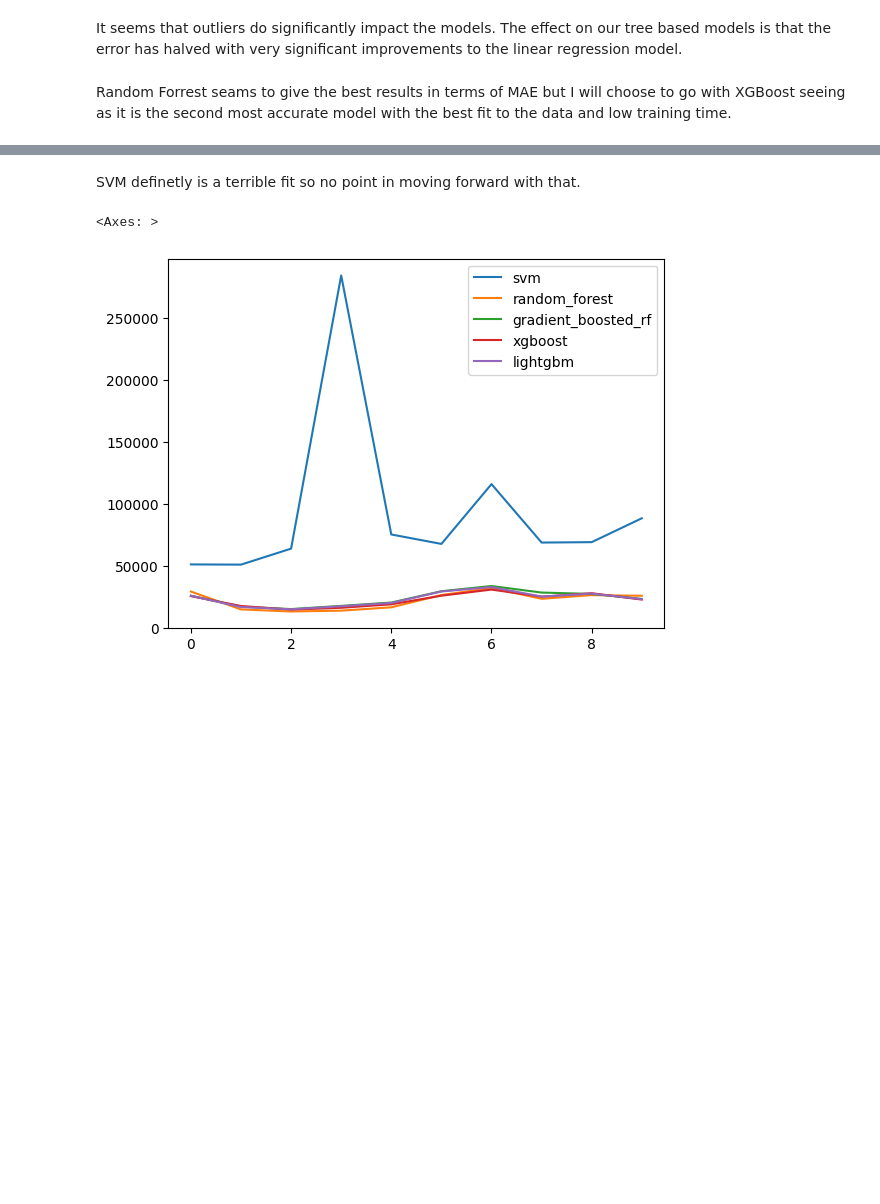
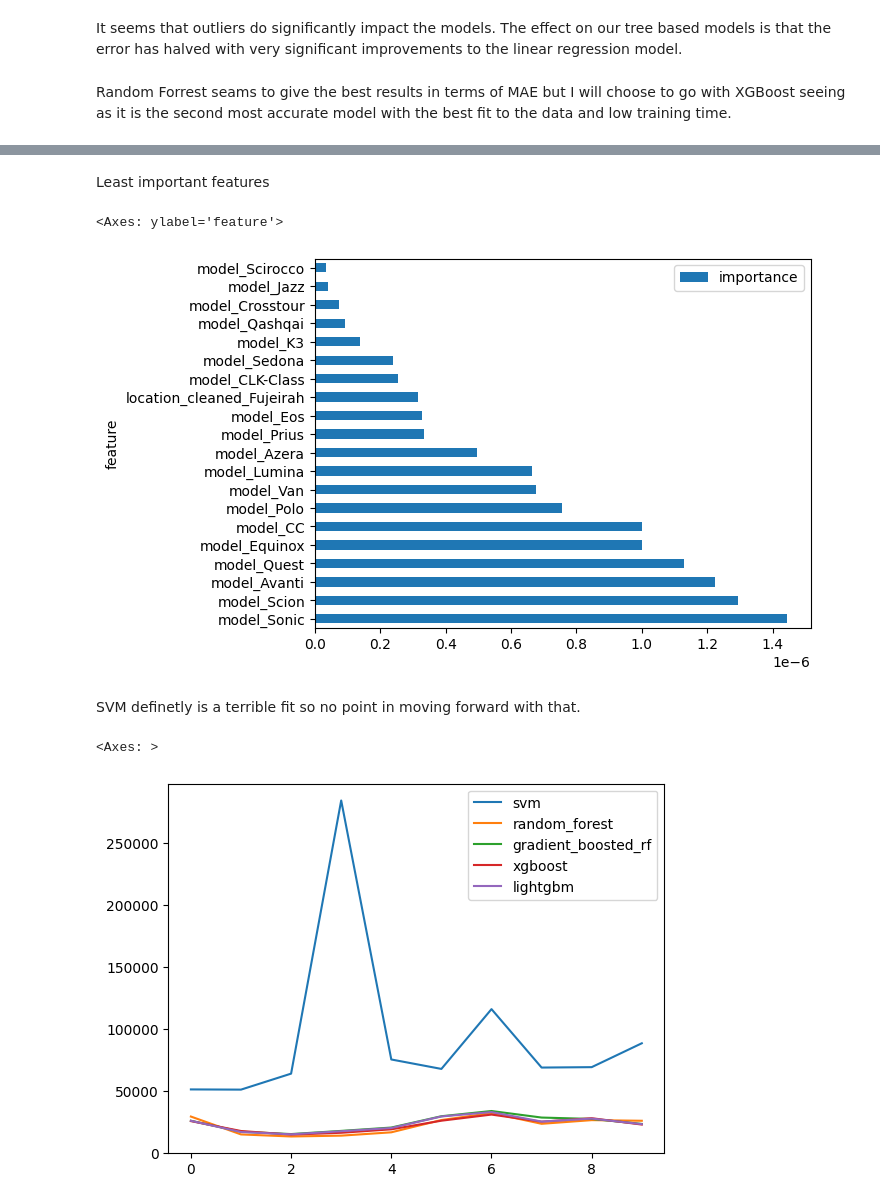
Before and after one commit to Shaheerairaj/car-value-estimator-team, a Jupyter notebook: Model Building/modelling_shaheer.ipynb, the cells around one changed output, grey strips where cells are left out. Saved outputs shown, nothing was run; the diff lists cells and outputs as text; code cells hidden in the pictures; blank space fills up the shorter version.

```diff
--- a/Model Building/modelling_shaheer.ipynb
+++ b/Model Building/modelling_shaheer.ipynb
@@ -267,3 +318,10 @@ Random Forrest seams to give the best results in terms of MAE but I will choose
+# %% [markdown]
+Least important features
+# %%
+feature_importances_df.tail(20).plot(kind='barh', x='feature')
+# %% [output]
+<Axes: ylabel='feature'>
+[figure, added]
 # %% [markdown]
 SVM definetly is a terrible fit so no point in moving forward with that.
 # %%
```
Also changed, not shown: parts of 11 cells of this notebook.
